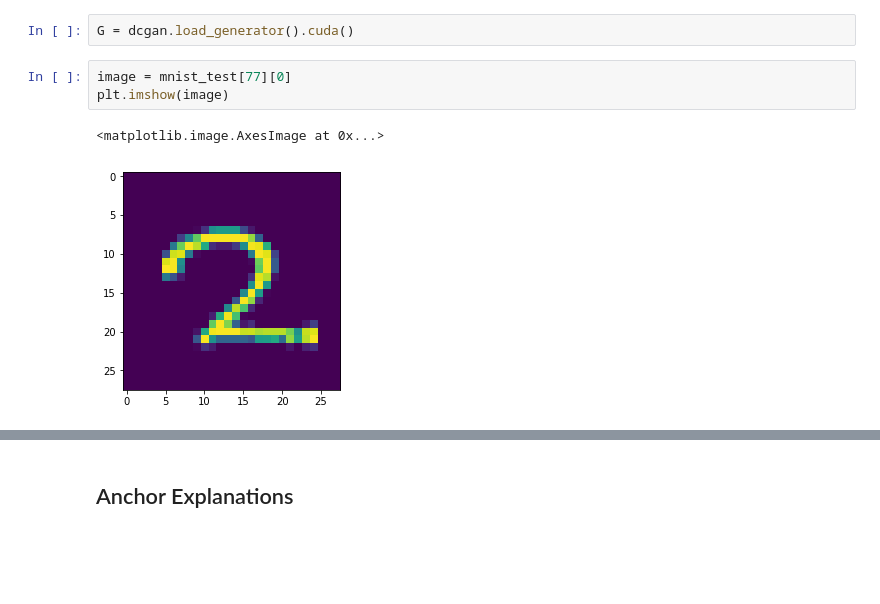
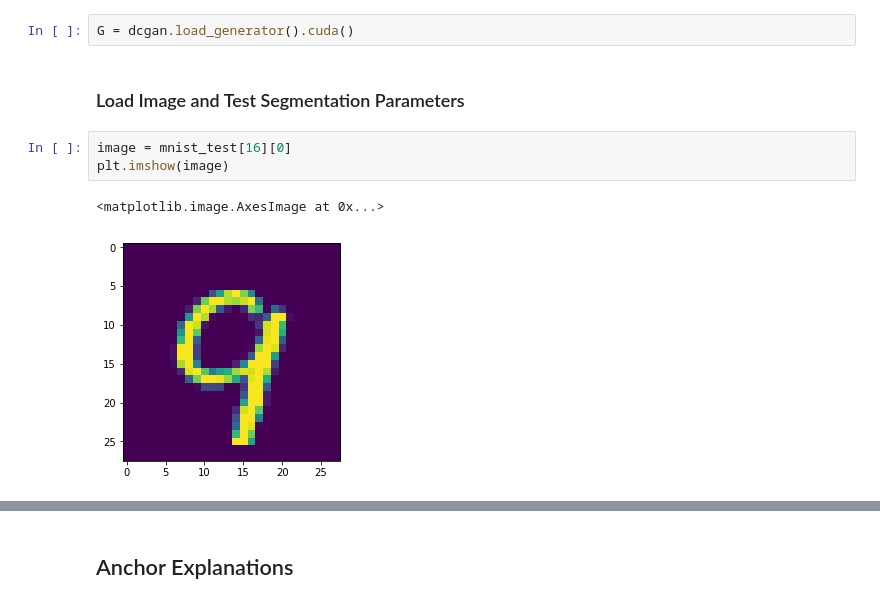
Before and after one commit to kurtisdavid/GANchors, a Jupyter notebook: anchor_image_test.ipynb, the cells around one changed output, grey strips where cells are left out. Saved outputs shown, nothing was run; the diff lists cells and outputs as text; blank space fills up the shorter version.

```diff
--- a/anchor_image_test.ipynb
+++ b/anchor_image_test.ipynb
@@ -33,9 +33,11 @@ def predict_fn(images):
 ### Load GAN
 # %%
 G = dcgan.load_generator().cuda()
+# %% [markdown]
+### Load Image and Test Segmentation Parameters
 # %%
-image = mnist_test[77][0]
+image = mnist_test[16][0]
 plt.imshow(image)
 # %% [output]
 <matplotlib.image.AxesImage at 0x...>
-[figure, old version]
+[figure, new version]
```
Also changed, not shown: parts of 11 cells of this notebook, 1 other file.
